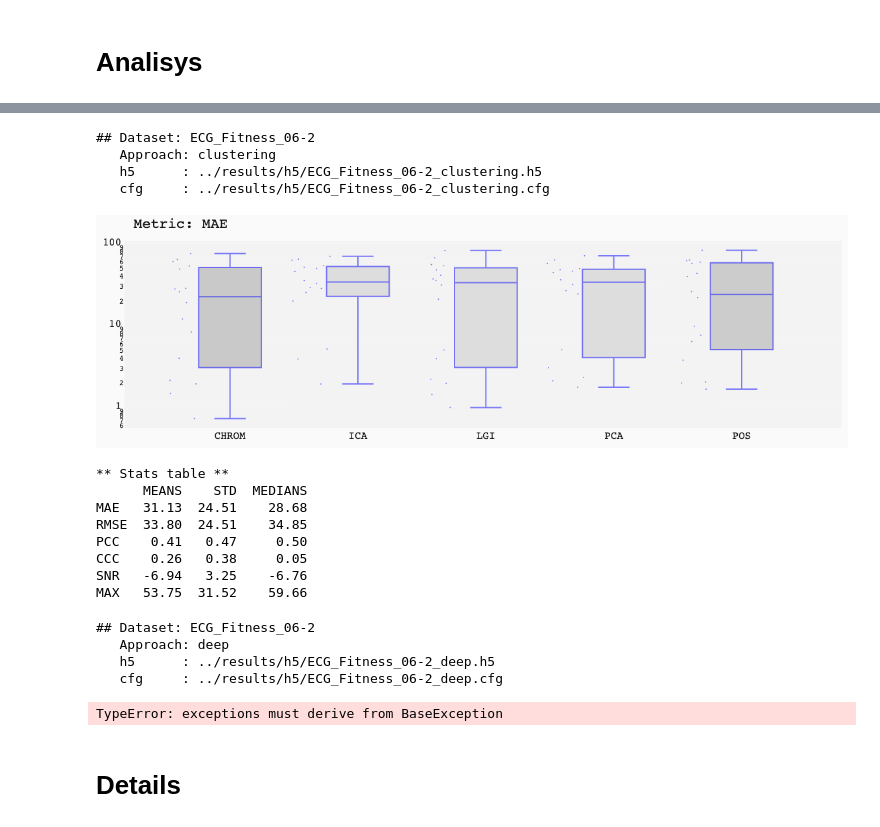
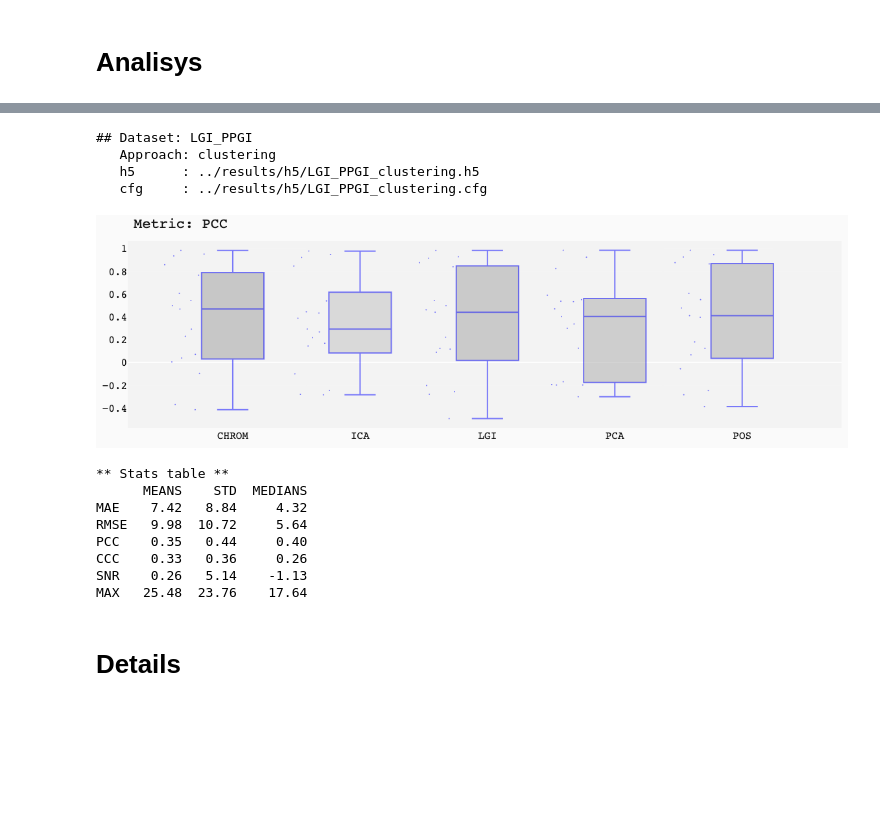
Before and after one commit to phuselab/pyVHR, a Jupyter notebook: notebooks/pyVHR_run_on_dataset.ipynb, the cells around one changed output, grey strips where cells are left out. Drawn from its saved outputs; the diff is of its cells as text; code cells hidden in the pictures; blank space fills up the shorter version.

```diff
--- a/notebooks/pyVHR_run_on_dataset.ipynb
+++ b/notebooks/pyVHR_run_on_dataset.ipynb
@@ -144,7 +144,7 @@ path_results = "results/cfg/" # general path for cfg
 
 path_results = "../results/h5/" # general path for cfg# general path for data
 
-dataset = 'ECG_Fitness_06-2'
-ANALYSIS(dataset, 'holistic', metrics=['MAE'])
+dataset = 'LGI_PPGI'
+ANALYSIS(dataset, 'holistic', metrics=['PCC'])
 STATS(dataset, approach='holistic')
 # %% [output]
@@ -182,31 +182,25 @@ MAX   63.04  24.92    61.58
 # %%
 ## -- Clustering
-ANALYSIS(dataset, 'clustering', metrics=['MAE'])
+ANALYSIS(dataset, 'clustering', metrics=['PCC'])
 STATS(dataset, approach='clustering')
 # %% [output]
-## Dataset: ECG_Fitness_06-2
+## Dataset: LGI_PPGI
    Approach: clustering
-   h5      : ../results/h5/ECG_Fitness_06-2_clustering.h5
-   cfg     : ../results/h5/ECG_Fitness_06-2_clustering.cfg
+   h5      : ../results/h5/LGI_PPGI_clustering.h5
+   cfg     : ../results/h5/LGI_PPGI_clustering.cfg
-[figure, old version]
+[figure, new version]
 ** Stats table **
       MEANS    STD  MEDIANS
-MAE   31.13  24.51    28.68
-RMSE  33.80  24.51    34.85
-PCC    0.41   0.47     0.50
-CCC    0.26   0.38     0.05
-SNR   -6.94   3.25    -6.76
-MAX   53.75  31.52    59.66
+MAE    7.42   8.84     4.32
+RMSE   9.98  10.72     5.64
+PCC    0.35   0.44     0.40
+CCC    0.33   0.36     0.26
+SNR    0.26   5.14    -1.13
+MAX   25.48  23.76    17.64
 # %%
 ## -- Deep
-ANALYSIS(dataset, 'deep', metrics=['MAE'])
-STATS(dataset, approach='deep')
+#ANALYSIS(dataset, 'deep', metrics=['PCC'])
+#STATS(dataset, approach='deep')
-# %% [output]
-## Dataset: ECG_Fitness_06-2
-   Approach: deep
-   h5      : ../results/h5/ECG_Fitness_06-2_deep.h5
-   cfg     : ../results/h5/ECG_Fitness_06-2_deep.cfg
-TypeError: exceptions must derive from BaseException
 # %% [markdown]
 # Details
 # %%
```
Also changed, not shown: parts of 5 cells of this notebook, 32 other files.
